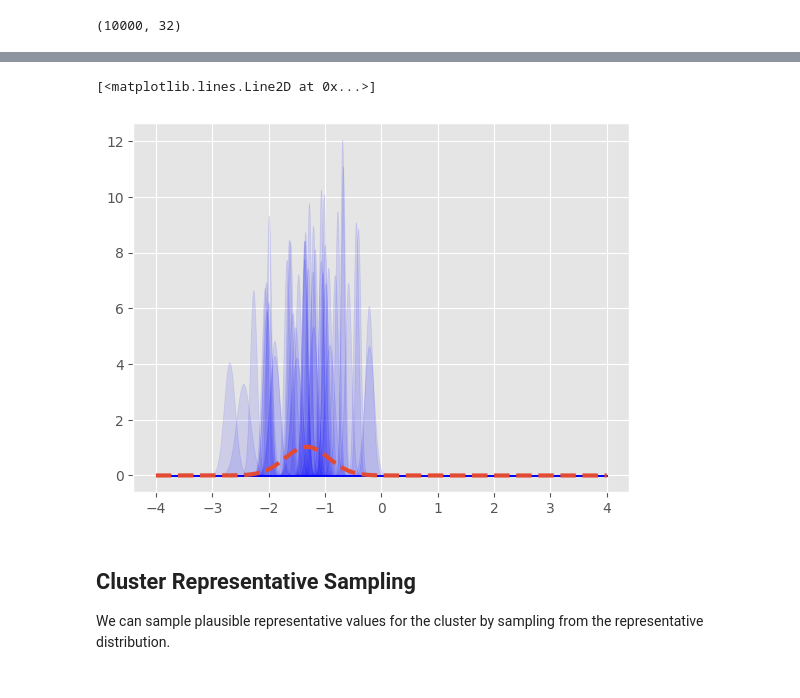
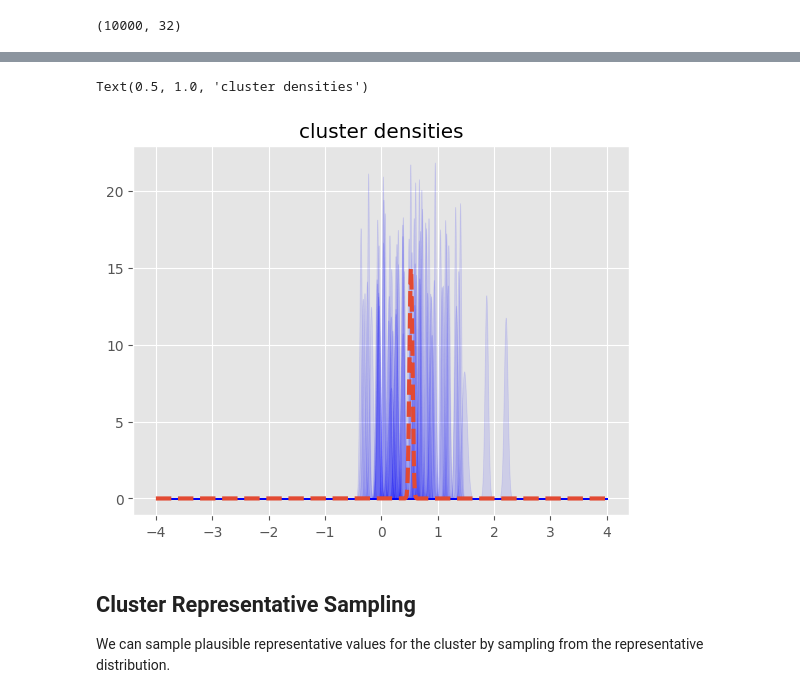
Before and after one commit to jameswilsenach/ClustRepVAE, a Jupyter notebook: ClustRepVAE.ipynb, the cells around one changed output, grey strips where cells are left out. Drawn from its saved outputs; the diff is of its cells as text; code cells hidden in the pictures.

```diff
--- a/ClustRepVAE.ipynb
+++ b/ClustRepVAE.ipynb
@@ -418,3 +440,7 @@ clustlogvar = np.log(np.sum(varcpu+muclust.cpu().data.numpy()**2,axis=0)/n-np.su
+# %%
+varcpu = np.exp(logvarclust.cpu().data.numpy())
+n = len(varcpu)
+clustlogvar = np.log(1/n**2*np.sum(varcpu**(1/2),axis=0)**2)
 # %%
 clustlogvar
 # %% [output]
@@ -449,14 +475,15 @@ array([-3.1579259e-01,  2.6584187e-01,  4.2202696e-03,  6.1873905e-04,
       dtype=float32)
 # %%
 from scipy.stats import norm
-dim = 7
+dim = 2
 x_axis = np.arange(-4, 4, 0.001)
 for i in range(np.sum(clusters==1)):
   plt.fill_between(x_axis, 0, norm.pdf(x_axis,muclust.cpu().numpy()[i,dim],np.exp(logvarclust.cpu().numpy()[i,dim])), color='blue',alpha=0.1)
 plt.plot(x_axis, norm.pdf(x_axis,clustmean[dim],np.exp(clustlogvar[dim])),'--',lw=3)
+plt.title('cluster densities')
 # %% [output]
-[<matplotlib.lines.Line2D at 0x...>]
+Text(0.5, 1.0, 'cluster densities')
-[figure, old version]
+[figure, new version]
 # %% [markdown]
 ## Cluster Representative Sampling
 
```
Also changed, not shown: parts of 13 cells of this notebook.
